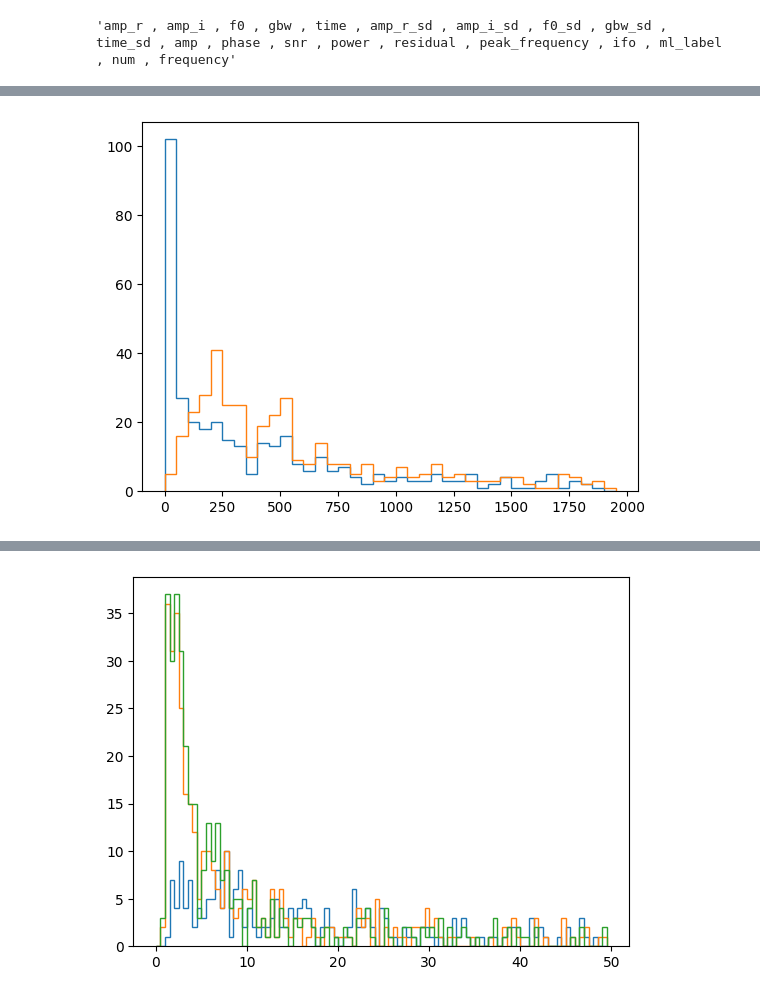
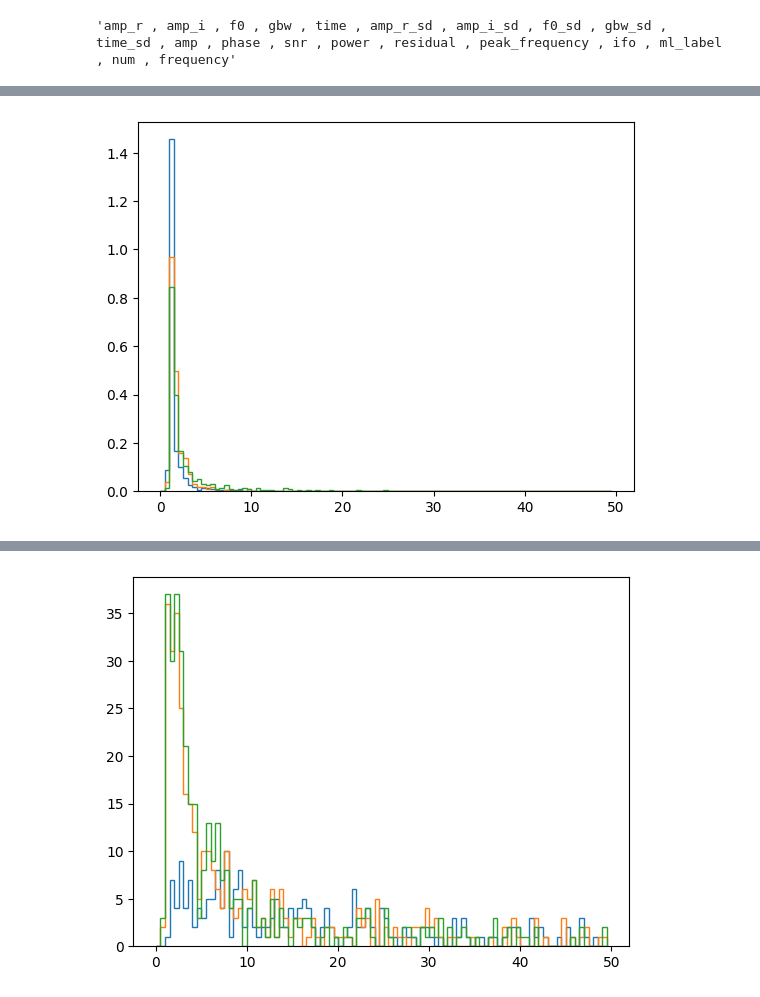
Before and after one commit to andrew-lundgren/antiglitch, a Jupyter notebook: plots/plot_results.ipynb, the cells around one changed output, grey strips where cells are left out. Drawn from its saved outputs; the diff is of its cells as text; code cells hidden in the pictures.

```diff
--- a/plots/plot_results.ipynb
+++ b/plots/plot_results.ipynb
@@ -23,7 +29,9 @@ plt.hist(dt1['amp'], log=True, bins=30);
 # %%
-dt1 = df.query("ifo == 'L1' and ml_label == 'Koi_Fish'")
-dt2 = df2.query("ifo == 'L1' and ml_label == 'Koi_Fish'")
-plt.hist(dt1['amp'], bins=np.arange(0,2000,50), histtype='step');
-plt.hist(dt2['amp'], bins=np.arange(0,2000,50), histtype='step');
+dt1 = df.query("ifo != 'V1' and ml_label == 'Blip_Low_Frequency'")
+dt2 = df.query("ifo != 'V1' and ml_label == 'Tomte'")
+dt3 = df.query("ifo != 'V1' and ml_label == 'Blip'")
+plt.hist(dt1['power'], bins=np.arange(0,50,0.5), histtype='step', density=True);
+plt.hist(dt2['power'], bins=np.arange(0,50,0.5), histtype='step', density=True);
+plt.hist(dt3['power'], bins=np.arange(0,50,0.5), histtype='step', density=True);
 # %% [output]
-[figure, old version]
+[figure, new version]
```
Also changed, not shown: parts of 12 cells of this notebook.
